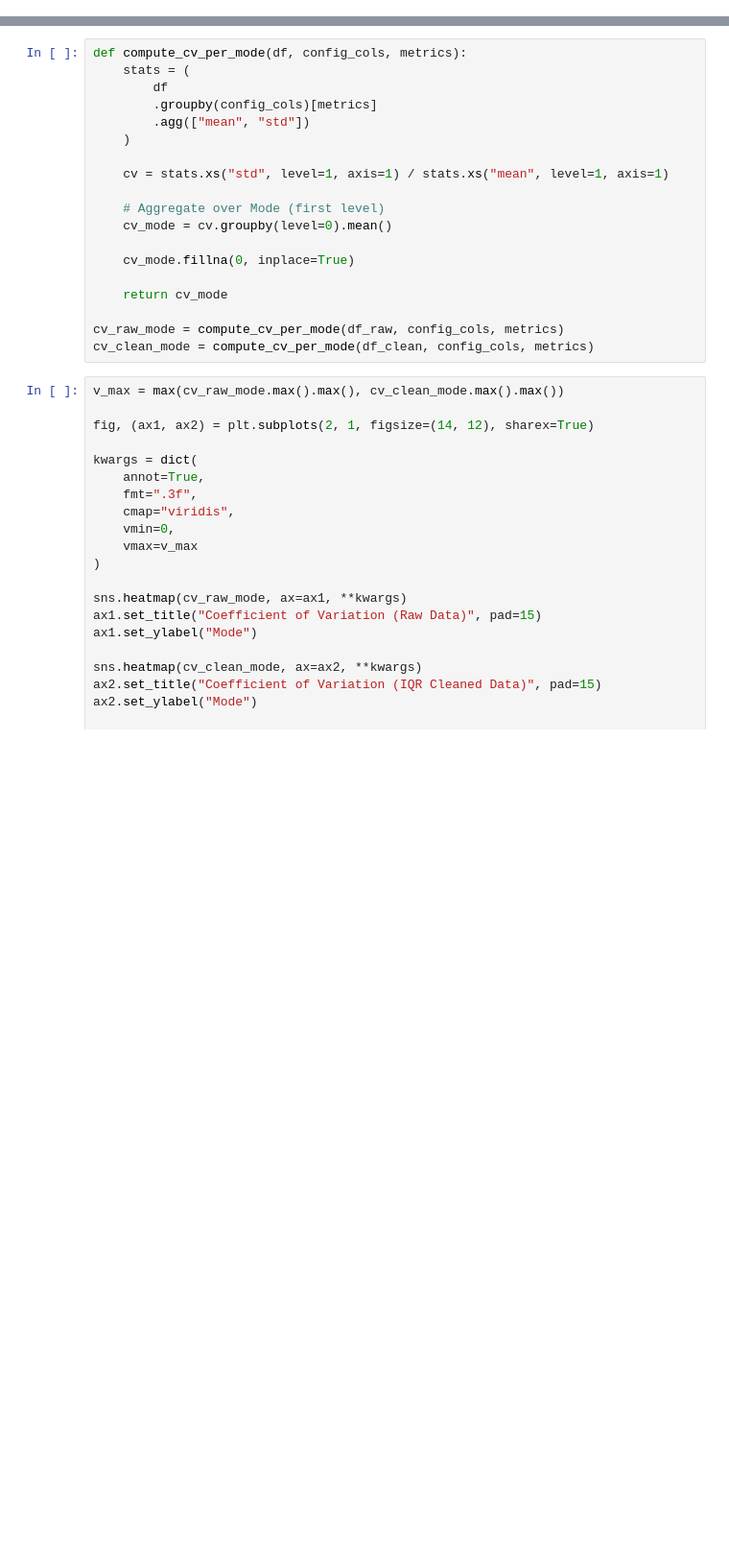
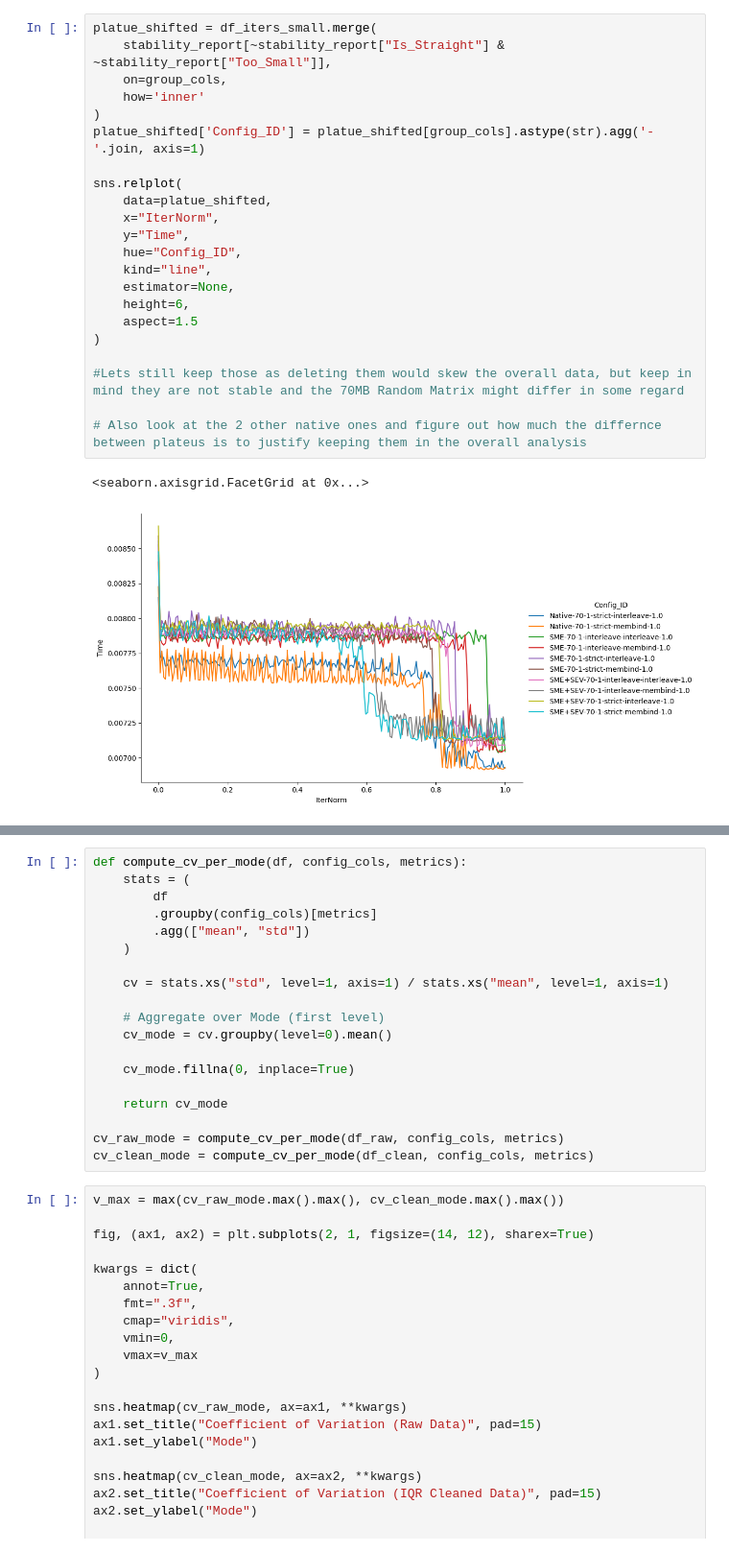
Before and after one commit to engelsm/MA-bench-framework, a Jupyter notebook: benchmark/spmv/analysis.ipynb, the cells around one changed output, grey strips where cells are left out. Shown at 96% size. Saved outputs shown, nothing was run; the diff lists cells and outputs as text; blank space fills up the shorter version.

Commit message:
more analysis progress, validation almost done

```diff
--- a/benchmark/spmv/analysis.ipynb
+++ b/benchmark/spmv/analysis.ipynb
@@ -35,0 +143,25 @@ Loaded 7200 raw rows.
+# %%
+platue_shifted = df_iters_small.merge(
+    stability_report[~stability_report["Is_Straight"] & ~stability_report["Too_Small"]],
+    on=group_cols,
+    how='inner'
+)
+platue_shifted['Config_ID'] = platue_shifted[group_cols].astype(str).agg('-'.join, axis=1)
+
+sns.relplot(
+    data=platue_shifted,
+    x="IterNorm",
+    y="Time",
+    hue="Config_ID",
+    kind="line",
+    estimator=None,
+    height=6,
+    aspect=1.5
+)
+
+#Lets still keep those as deleting them would skew the overall data, but keep in mind they are not stable and the 70MB Random Matrix might differ in some regard
+
+# Also look at the 2 other native ones and figure out how much the differnce between plateus is to justify keeping them in the overall analysis
+# %% [output]
+<seaborn.axisgrid.FacetGrid at 0x...>
+[figure, added]
```
Also changed, not shown: parts of 17 cells of this notebook.
